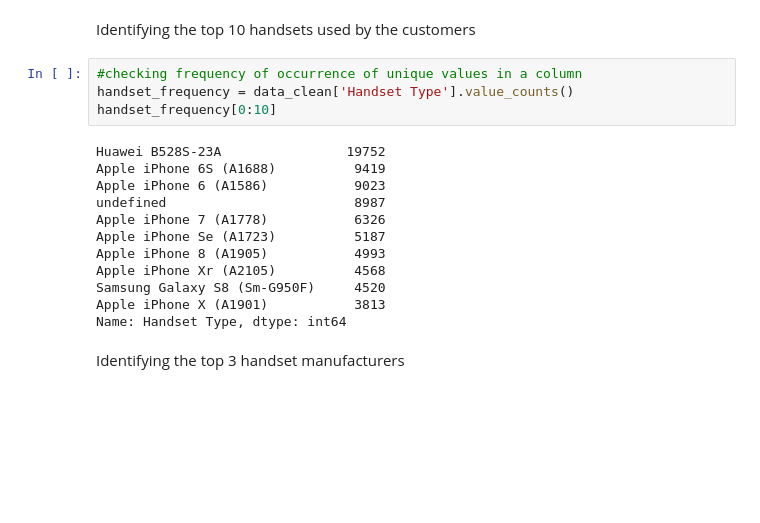
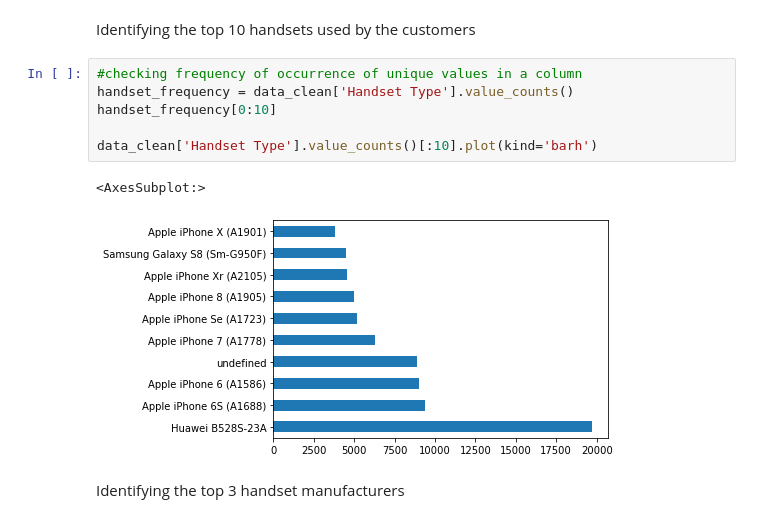
Before and after one commit to Tilda98/TelecommunicationDataAnalysis, a Jupyter notebook: notebook/data_understanding.ipynb, the cells around one changed output. Saved outputs shown, nothing was run; the diff lists cells and outputs as text; blank space fills up the shorter version.

```diff
--- a/notebook/data_understanding.ipynb
+++ b/notebook/data_understanding.ipynb
@@ -326,19 +328,12 @@ Identifying the top 10 handsets used by the customers
 # %%
 #checking frequency of occurrence of unique values in a column
 handset_frequency = data_clean['Handset Type'].value_counts()
 handset_frequency[0:10]
+
+data_clean['Handset Type'].value_counts()[:10].plot(kind='barh')
 # %% [output]
-Huawei B528S-23A                19752
-Apple iPhone 6S (A1688)          9419
-Apple iPhone 6 (A1586)           9023
-undefined                        8987
-Apple iPhone 7 (A1778)           6326
-Apple iPhone Se (A1723)          5187
-Apple iPhone 8 (A1905)           4993
-Apple iPhone Xr (A2105)          4568
-Samsung Galaxy S8 (Sm-G950F)     4520
-Apple iPhone X (A1901)           3813
-Name: Handset Type, dtype: int64
+<AxesSubplot:>
+[figure, added]
 # %% [markdown]
 Identifying the top 3 handset manufacturers
 # %%
```
Also changed, not shown: parts of 40 cells of this notebook, 1 other file.
